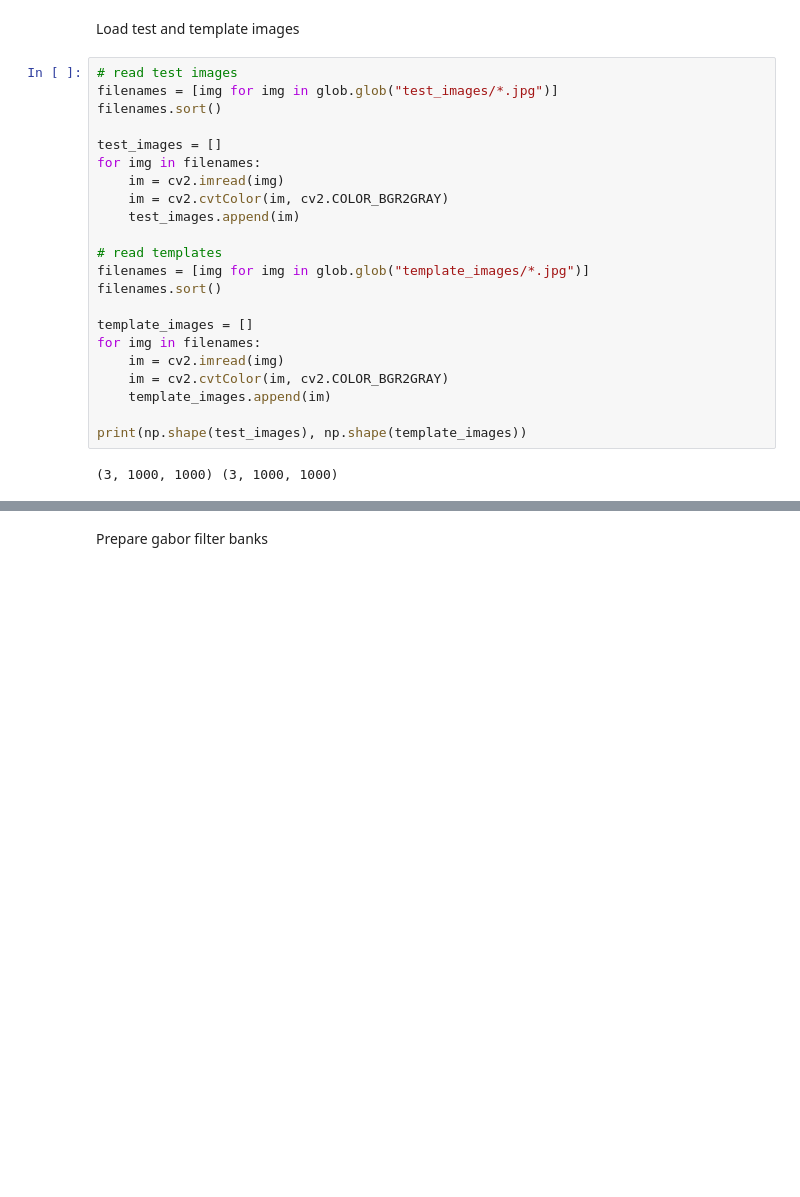
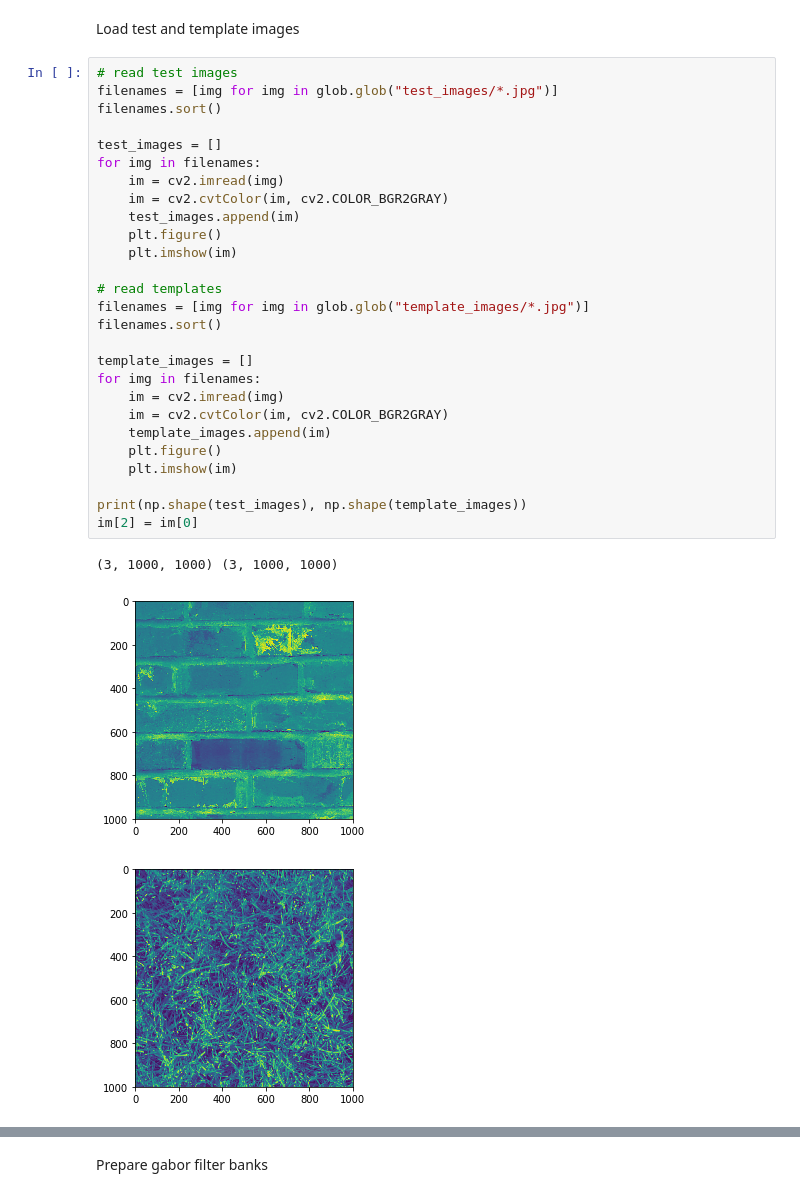
Before and after one commit to HaziqRazali/CS-422-Computer-Vision, a Jupyter notebook: Exercises/5 - Texture Classification/Texture Classification.ipynb, the cells around one changed output, grey strips where cells are left out. Cells and saved outputs as stored; diff of their text form; blank space fills up the shorter version.

```diff
--- a/Exercises/5 - Texture Classification/Texture Classification.ipynb
+++ b/Exercises/5 - Texture Classification/Texture Classification.ipynb
@@ -17,24 +17,31 @@ Load test and template images
 # %%
 # read test images
 filenames = [img for img in glob.glob("test_images/*.jpg")]
 filenames.sort()
 
 test_images = []
 for img in filenames:
     im = cv2.imread(img)
     im = cv2.cvtColor(im, cv2.COLOR_BGR2GRAY)
     test_images.append(im)
+    plt.figure()
+    plt.imshow(im)
 
 # read templates
 filenames = [img for img in glob.glob("template_images/*.jpg")]
 filenames.sort()
 
 template_images = []
 for img in filenames:
     im = cv2.imread(img)
     im = cv2.cvtColor(im, cv2.COLOR_BGR2GRAY)
     template_images.append(im)
+    plt.figure()
+    plt.imshow(im)
 
 print(np.shape(test_images), np.shape(template_images))
+im[2] = im[0]
 # %% [output]
 (3, 1000, 1000) (3, 1000, 1000)
+[figure, added]
+[figure, added]
```
Also changed, not shown: parts of 1 cell of this notebook, 4 other files.
